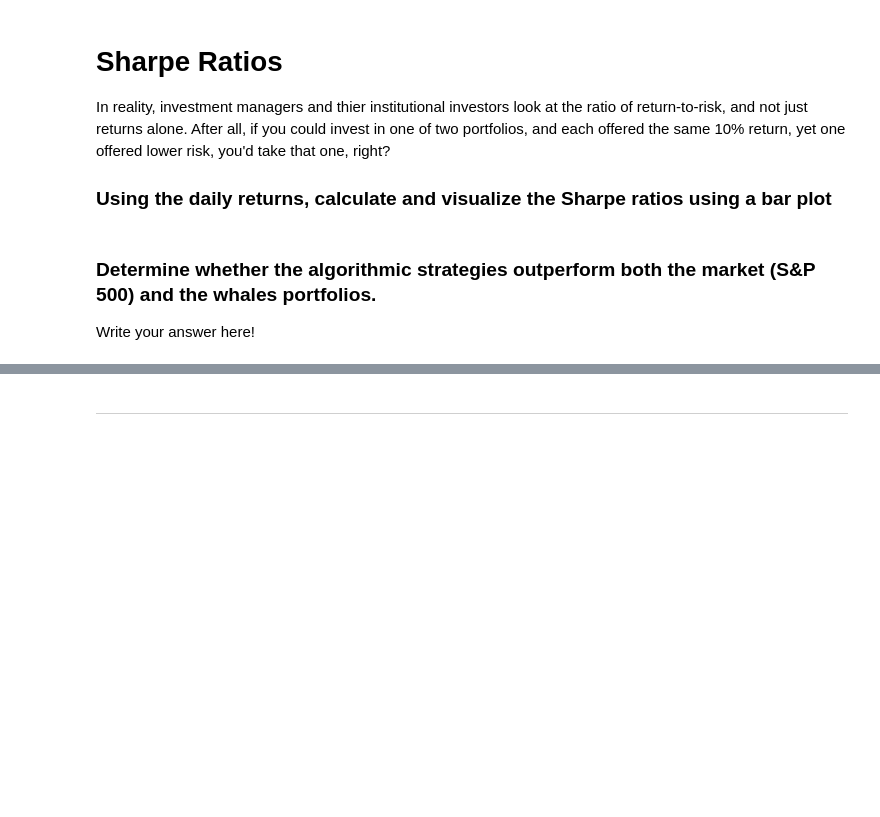
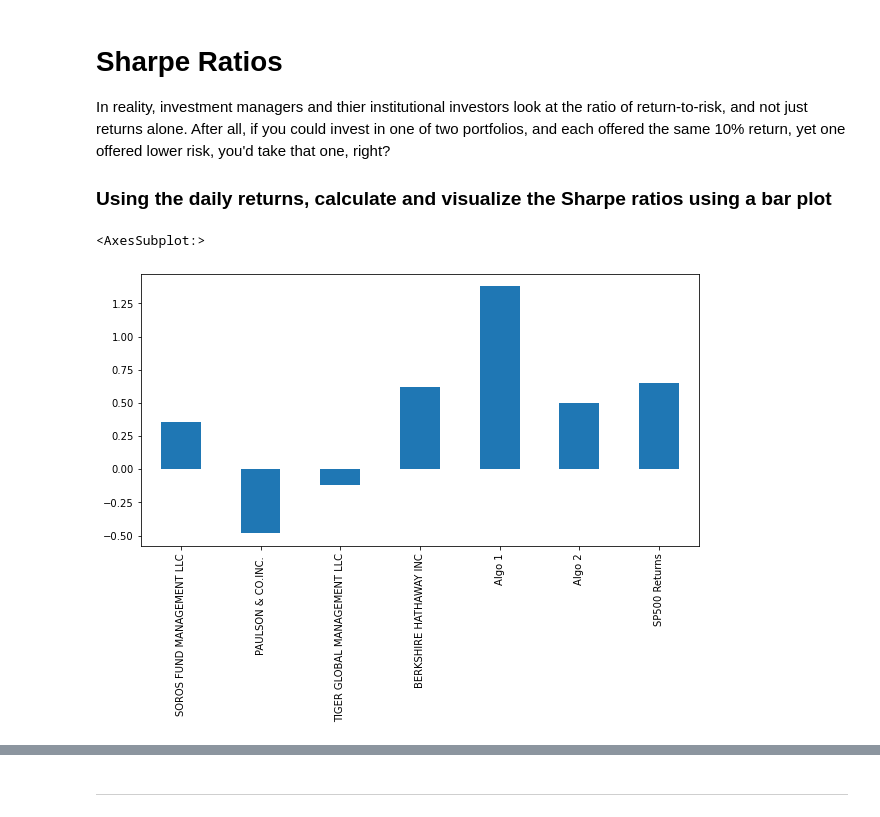
Before and after one commit to jdonnelly0804/Module-4-Challenge, a Jupyter notebook: whale_analysis.ipynb, the cells around one changed output, grey strips where cells are left out. Cells and saved outputs as stored; diff of their text form; code cells hidden in the pictures; blank space fills up the shorter version.

Commit message:
sharpe ratios

```diff
--- a/whale_analysis.ipynb
+++ b/whale_analysis.ipynb
@@ -287,9 +287,10 @@ In reality, investment managers and thier institutional investors look at the ra
 ### Using the daily returns, calculate and visualize the Sharpe ratios using a bar plot
 # %%
 # Annualized Sharpe Ratios
+annualized_sharpe = (combined_df.mean() * 252) / (combined_df.std() * np.sqrt(252))
 # %%
 # Visualize the sharpe ratios as a bar plot
+annualized_sharpe.plot(kind='bar', figsize= (10,5))
+# %% [output]
+<AxesSubplot:>
+[figure, added]
-# %% [markdown]
-### Determine whether the algorithmic strategies outperform both the market (S&P 500) and the whales portfolios.
-
-Write your answer here!
```
Also changed, not shown: parts of 1 cell of this notebook.
